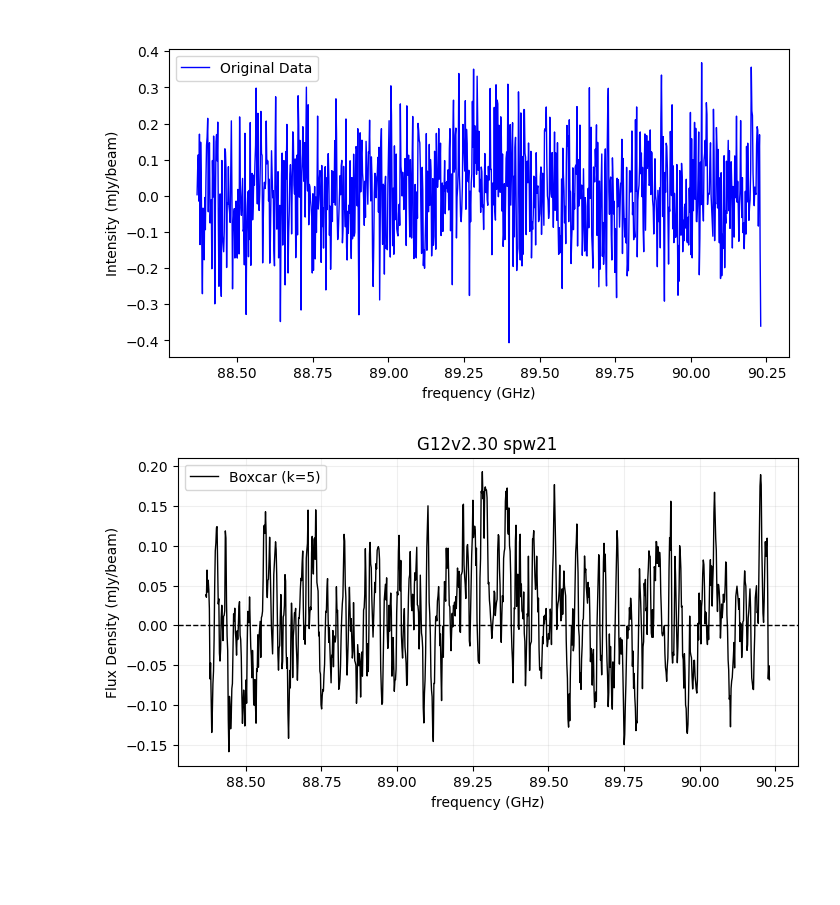
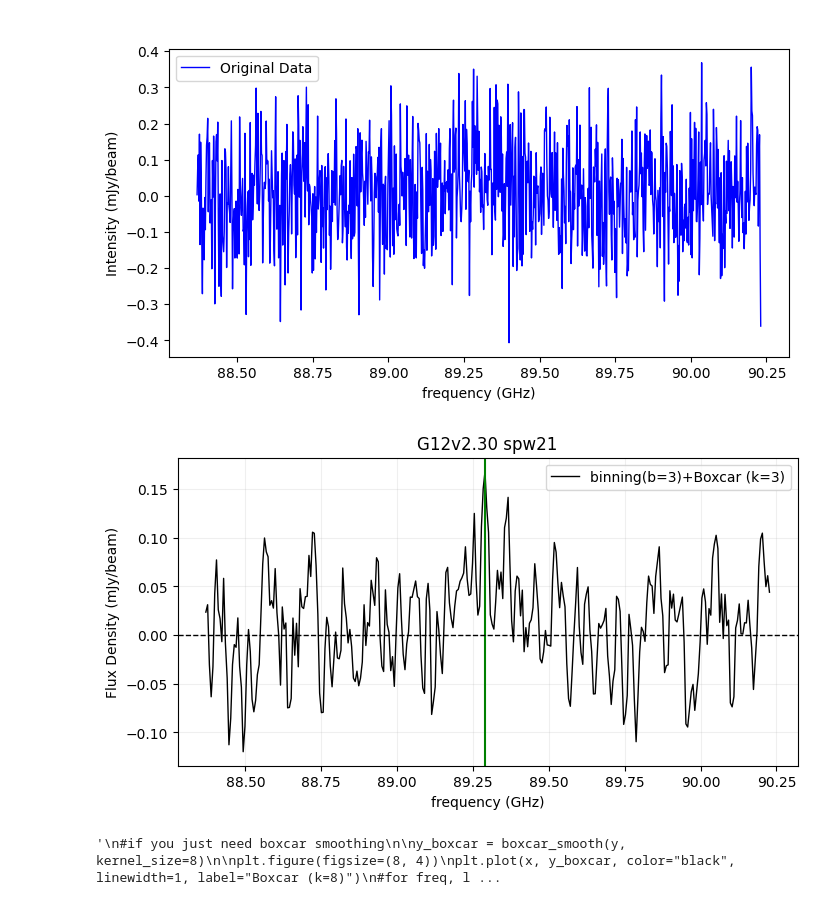
Before and after one commit to 000RF/2025-summer, a Jupyter notebook: G12v2.30/all/spw21.ipynb, the cells around one changed output. Cells and saved outputs as stored; diff of their text form; code cells hidden in the pictures; blank space fills up the shorter version.

```diff
--- a/G12v2.30/all/spw21.ipynb
+++ b/G12v2.30/all/spw21.ipynb
@@ -52,52 +52,55 @@ plt.show()
 # %% [output]
 [figure]
 # %%
-'''
+
 #if you need to binning + boxcar smoothing
 
-x_binned, y_binned = rebin_spectrum(x, y, bin_size=2)
+x_binned, y_binned = rebin_spectrum(x, y, bin_size=3)
 y_binned_boxcar = boxcar_smooth(y_binned, kernel_size=3)
 
 plt.figure(figsize=(8, 4))
-plt.plot(x_binned, y_binned_boxcar, color="black", linewidth=1, label="binning(b=2)+Boxcar (k=3)")
+plt.plot(x_binned, y_binned_boxcar, color="black", linewidth=1, label="binning(b=3)+Boxcar (k=3)")
 #for freq, label in my_lines:
 #    plt.axvline(freq, color="red", linestyle="-", alpha=0.6)
 #    plt.text(freq, max(y_binned_boxcar)*-0.6, label, rotation=90, color="red", fontsize=10, ha='right', va='bottom')
 #for freq, label in template_lines:
 #    plt.axvline(freq, color="blue", linestyle="-", alpha=0.6)
 #    plt.text(freq, max(df[df.columns[1]])*-0.6, label, rotation=90, color="blue", fontsize=10, ha='right', va='bottomp')
+plt.axvline(89.29, color="green")
 plt.xlabel("frequency (GHz)")
 plt.ylabel("Flux Density (mJy/beam)")
 plt.title("G12v2.30 spw21")
 #plt.xlim(    ,     )
 #plt.ylim(    ,     )
 plt.axhline(0, color="black", linewidth=1, linestyle="--")
 plt.grid(True, alpha=0.2)
 plt.legend()
 plt.show()
-'''
 
 
+'''
 #if you just need boxcar smoothing
 
-y_boxcar = boxcar_smooth(y, kernel_size=5)
+y_boxcar = boxcar_smooth(y, kernel_size=8)
 
 plt.figure(figsize=(8, 4))
-plt.plot(x, y_boxcar, color="black", linewidth=1, label="Boxcar (k=5)")
+plt.plot(x, y_boxcar, color="black", linewidth=1, label="Boxcar (k=8)")
 #for freq, label in my_lines:
 #    plt.axvline(freq, color="red", linestyle="-", alpha=0.6)
 #    plt.text(freq, max(y_boxcar)*-0.6, label, rotation=90, color="red", fontsize=10, ha='right', va='bottom')
 #for freq, label in template_lines:
 #    plt.axvline(freq, color="blue", linestyle="-", alpha=0.6)
 #    plt.text(freq, max(df[df.columns[1]])*-0.6, label, rotation=90, color="blue", fontsize=10, ha='right', va='bottom')
 plt.xlabel("frequency (GHz)")
 plt.ylabel("Flux Density (mJy/beam)")
 plt.title("G12v2.30 spw21")
 #plt.xlim(    ,     )
 #plt.ylim(    ,     )
 plt.axhline(0, color="black", linewidth=1, linestyle="--")
 plt.grid(True, alpha=0.2)
 plt.legend()
 plt.show()
+'''
 # %% [output]
-[figure, old version]
+[figure, new version]
+'\n#if you just need boxcar smoothing\n\ny_boxcar = boxcar_smooth(y, kernel_size=8)\n\nplt.figure(figsize=(8, 4))\nplt.plot(x, y_boxcar, color="black", linewidth=1, label="Boxcar (k=8)")\n#for freq, l ...
```
Also changed, not shown: 5 other files.
